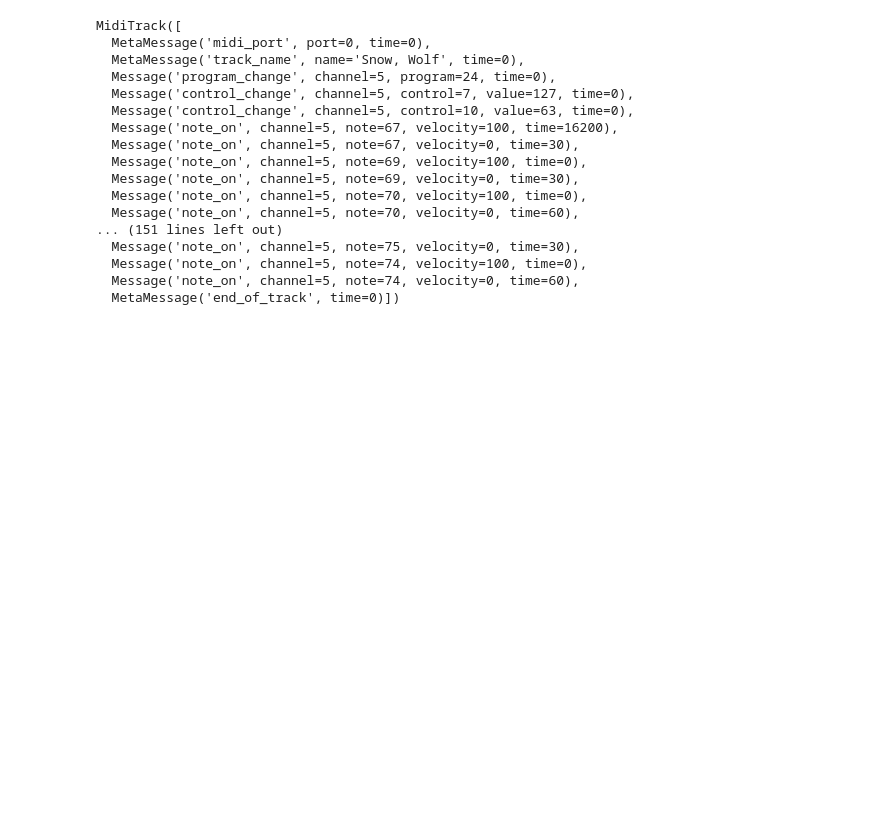
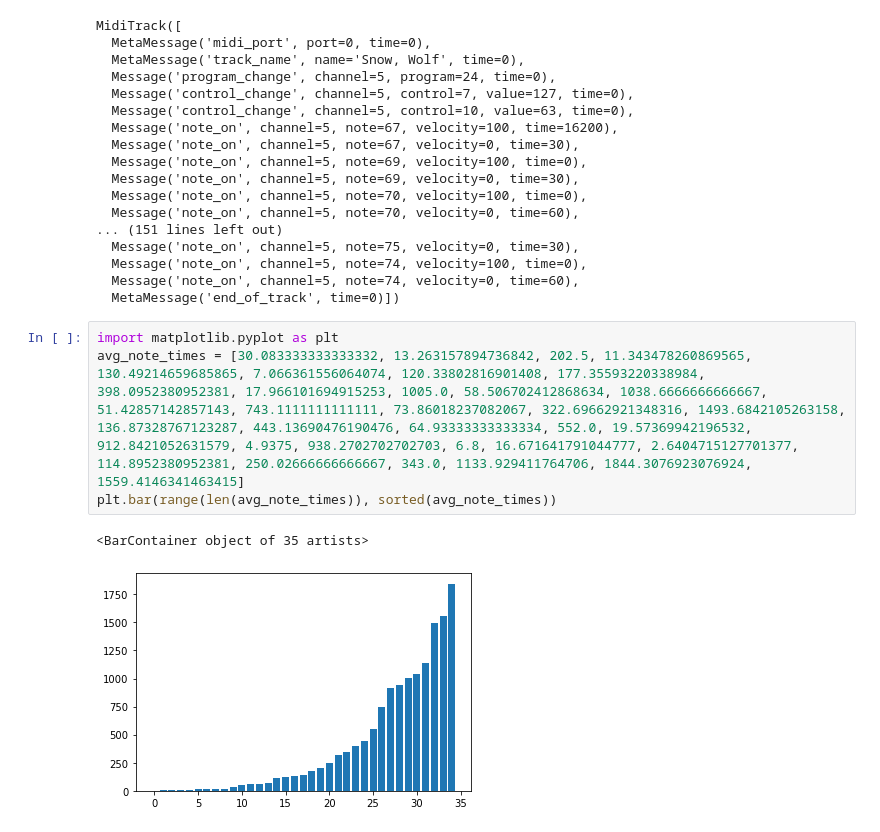
Before and after one commit to yanzhoupan/vocal-extractor, a Jupyter notebook: test.ipynb, the cells around one changed output. Cells and saved outputs as stored; diff of their text form; blank space fills up the shorter version.

```diff
--- a/test.ipynb
+++ b/test.ipynb
@@ -116,3 +116,10 @@ MidiTrack([
   Message('note_on', channel=5, note=74, velocity=100, time=0),
   Message('note_on', channel=5, note=74, velocity=0, time=60),
   MetaMessage('end_of_track', time=0)])
+# %%
+import matplotlib.pyplot as plt
+avg_note_times = [30.083333333333332, 13.263157894736842, 202.5, 11.343478260869565, 130.49214659685865, 7.066361556064074, 120.33802816901408, 177.35593220338984, 398.0952380952381, 17.966101694915253, 1005.0, 58.506702412868634, 1038.6666666666667, 51.42857142857143, 743.1111111111111, 73.86018237082067, 322.69662921348316, 1493.6842105263158, 136.87328767123287, 443.13690476190476, 64.93333333333334, 552.0, 19.57369942196532, 912.8421052631579, 4.9375, 938.2702702702703, 6.8, 16.671641791044777, 2.6404715127701377, 114.8952380952381, 250.02666666666667, 343.0, 1133.929411764706, 1844.3076923076924, 1559.4146341463415]
+plt.bar(range(len(avg_note_times)), sorted(avg_note_times))
+# %% [output]
+<BarContainer object of 35 artists>
+[figure, added]
```
Also changed, not shown: parts of 3 cells of this notebook, 1 other file.
